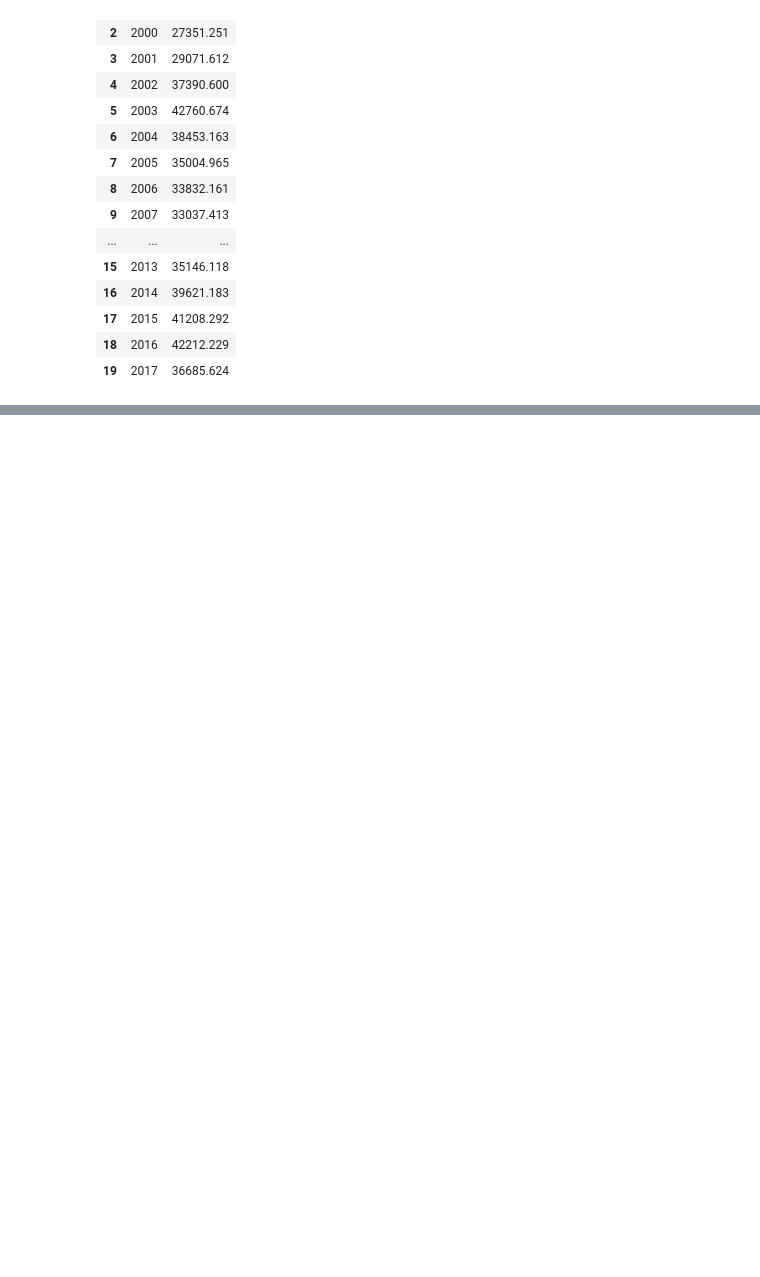
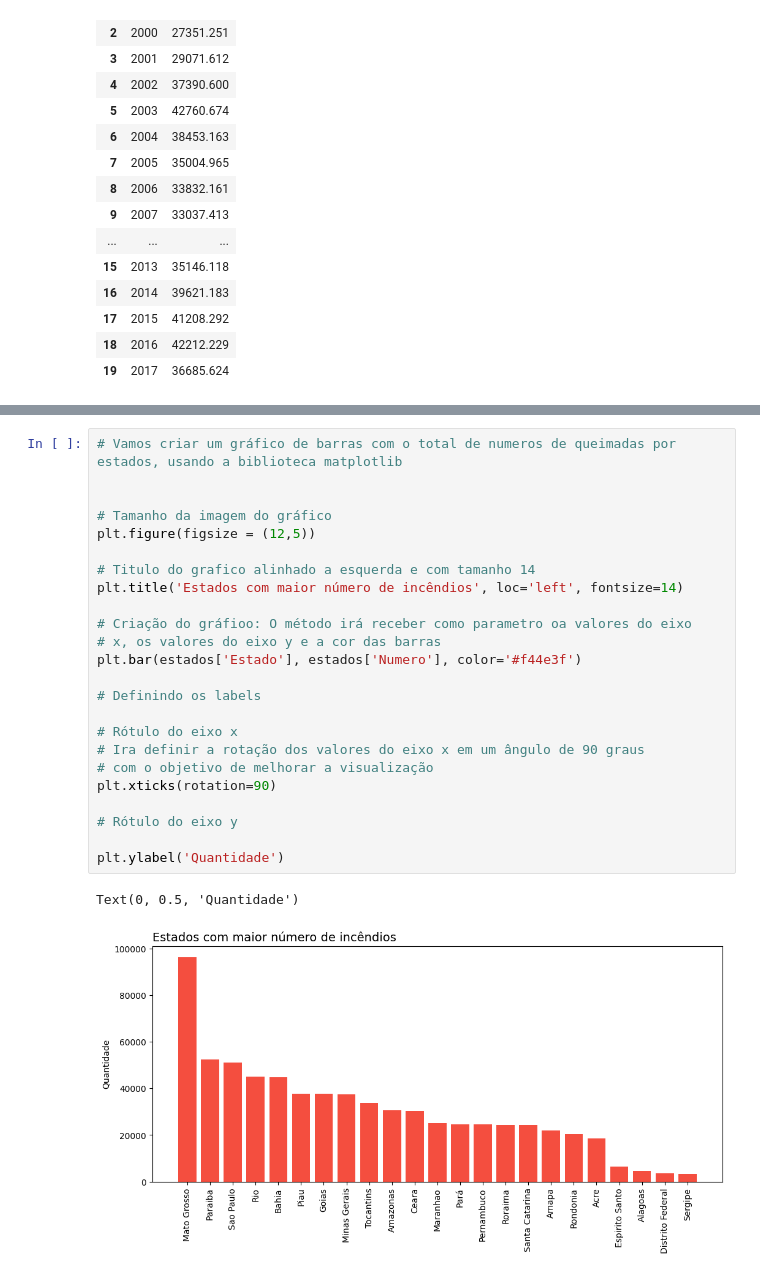
Before and after one commit to caikedomingues/curso-de-analise-de-dados-com-python, a Jupyter notebook: IncendioFlorestal.ipynb, the cells around one changed output, grey strips where cells are left out. Cells and saved outputs as stored; diff of their text form; blank space fills up the shorter version.

```diff
--- a/IncendioFlorestal.ipynb
+++ b/IncendioFlorestal.ipynb
@@ -279,0 +322,27 @@ Text(0, 0.5, 'Número de Incêndios')
+# %%
+# Vamos criar um gráfico de barras com o total de numeros de queimadas por estados, usando a biblioteca matplotlib
+
+
+# Tamanho da imagem do gráfico
+plt.figure(figsize = (12,5))
+
+# Titulo do grafico alinhado a esquerda e com tamanho 14
+plt.title('Estados com maior número de incêndios', loc='left', fontsize=14)
+
+# Criação do gráfioo: O método irá receber como parametro oa valores do eixo
+# x, os valores do eixo y e a cor das barras
+plt.bar(estados['Estado'], estados['Numero'], color='#f44e3f')
+
+# Definindo os labels
+
+# Rótulo do eixo x
+# Ira definir a rotação dos valores do eixo x em um ângulo de 90 graus
+# com o objetivo de melhorar a visualização
+plt.xticks(rotation=90)
+
+# Rótulo do eixo y
+
+plt.ylabel('Quantidade')
+# %% [output]
+Text(0, 0.5, 'Quantidade')
+[figure, added]
```
Also changed, not shown: parts of 6 cells of this notebook.
